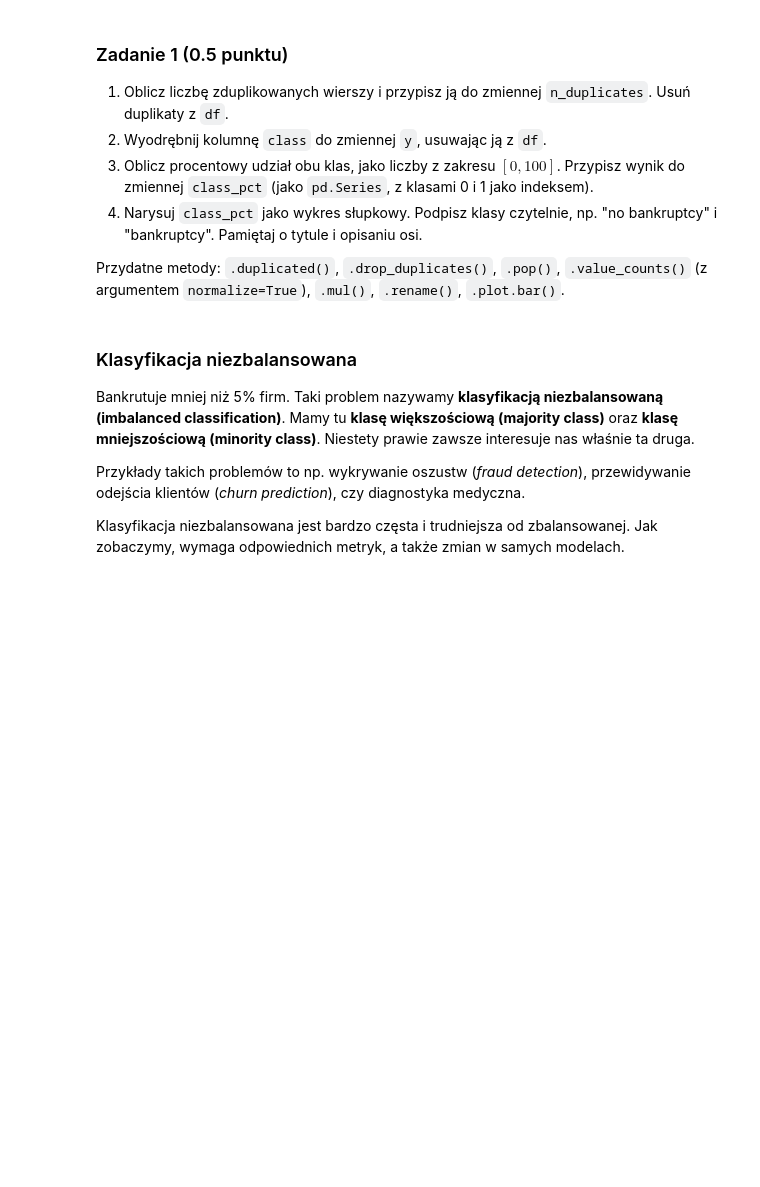
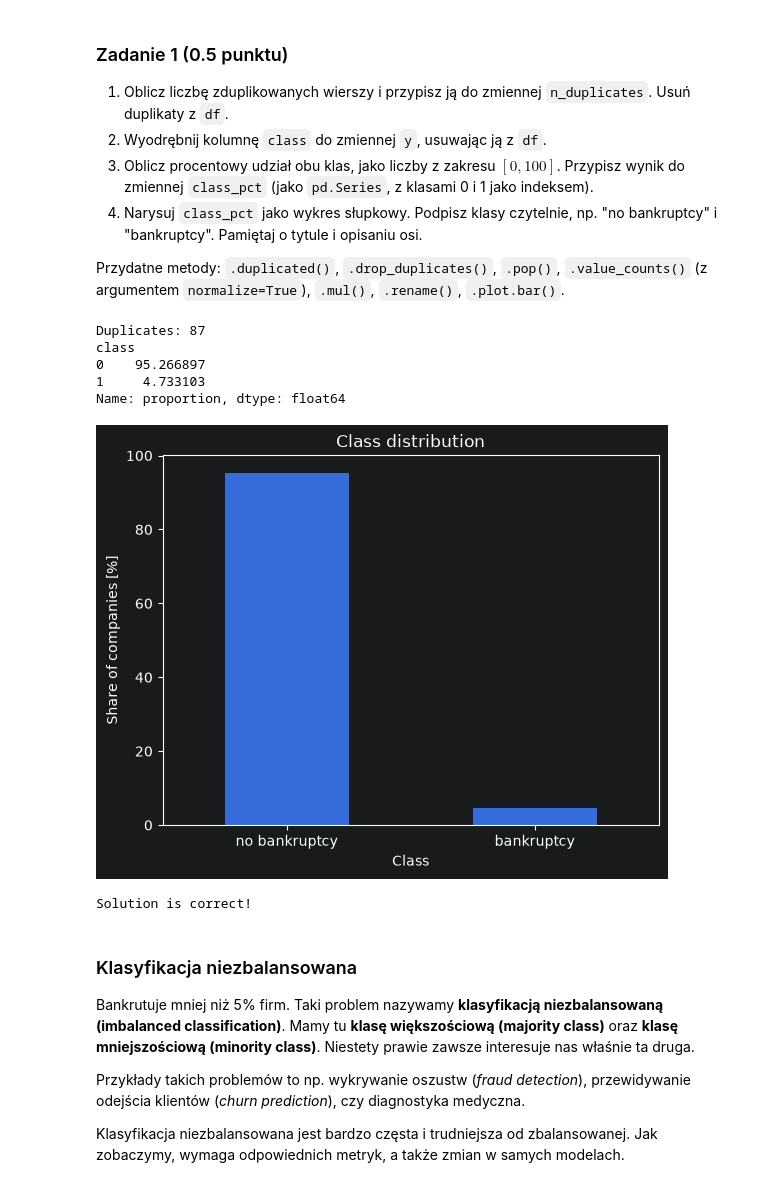
Before and after one commit to Ablaszak/podstawy-sztucznej-inteligencji, a Jupyter notebook: lab2/lab_2.ipynb, the cells around one changed output. Drawn from its saved outputs; the diff is of its cells as text; code cells hidden in the pictures; blank space fills up the shorter version.

```diff
--- a/lab2/lab_2.ipynb
+++ b/lab2/lab_2.ipynb
@@ -118,13 +140,19 @@ Model uczy się **granicy decyzyjnej (decision boundary)**, która oddziela od s
 Przydatne metody: `.duplicated()`, `.drop_duplicates()`, `.pop()`, `.value_counts()` (z argumentem `normalize=True`), `.mul()`, `.rename()`, `.plot.bar()`.
 # %%
 # duplicates
-n_duplicates = ...
-df = ...
+n_duplicates = df.duplicated().sum()
+df = df.drop_duplicates()
 print(f"Duplicates: {n_duplicates}")
 
 # extract labels
-y = ...
+y = df.pop("class")
 
 # class percentages
-class_pct = ...
+class_pct = y.value_counts(normalize=True).mul(100)
 print(class_pct)
+# %% [output]
+Duplicates: 87
+class
+0    95.266897
+1     4.733103
+Name: proportion, dtype: float64
@@ -133,3 +159,11 @@ print(class_pct)
+# %%
+ax = class_pct.rename({0: "no bankruptcy", 1: "bankruptcy"}).plot.bar(rot=0)
+ax.set_title("Class distribution")
+ax.set_xlabel("Class")
+ax.set_ylabel("Share of companies [%]")
+plt.show()
+# %% [output]
+[figure, added]
 # %%
 assert n_duplicates == 87
 assert len(df) == 10416
@@ -140,6 +174,8 @@ assert 95 < class_pct[0] < 96
 assert 4.5 < class_pct[1] < 5
 
 print("Solution is correct!")
+# %% [output]
+Solution is correct!
 # %% [markdown]
 ### Klasyfikacja niezbalansowana
 
```
Also changed, not shown: parts of 3 cells of this notebook.
